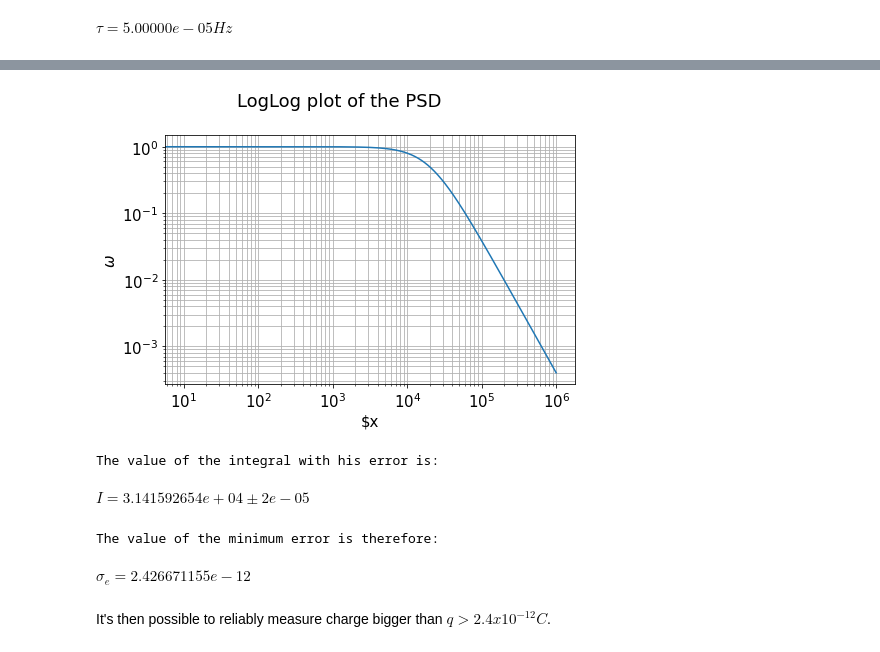
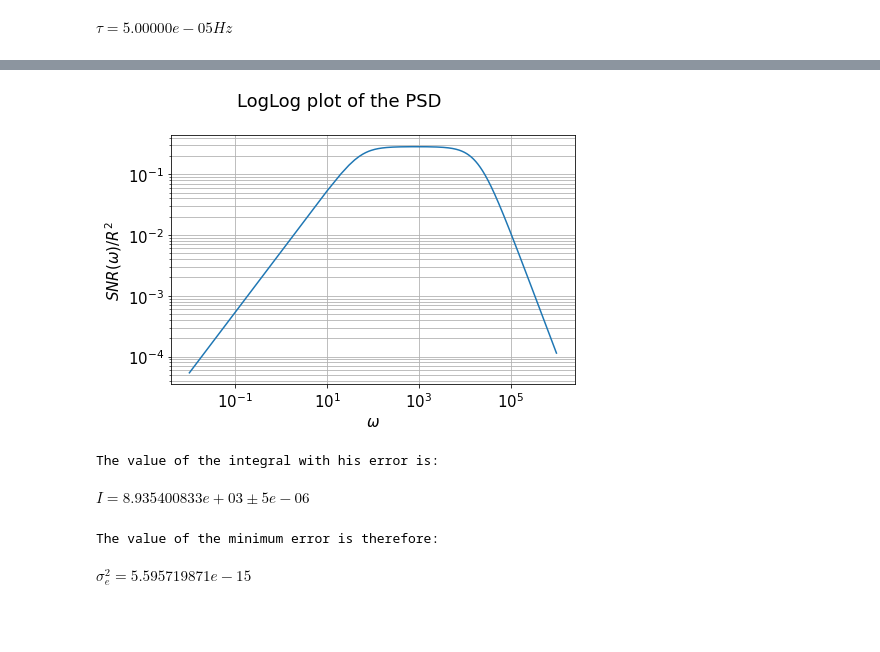
Before and after one commit to NerusSkyhigh/experimenta_methods, a Jupyter notebook: Exercise 06 - Charge Detector/Exercise 06 - Charge Detector.ipynb, the cells around one changed output, grey strips where cells are left out. Drawn from its saved outputs; the diff is of its cells as text; code cells hidden in the pictures; blank space fills up the shorter version.

Commit message:
correct a wrong assumption of mine. Now the Amplifier's PSD is not assumed constant anymore

```diff
--- a/Exercise 06 - Charge Detector/Exercise 06 - Charge Detector.ipynb
+++ b/Exercise 06 - Charge Detector/Exercise 06 - Charge Detector.ipynb
@@ -66,3 +47,26 @@ TAU = R*C # [Hz]
 display(Math(r'\tau = {:.5e} Hz'.format(TAU)))
 # %% [output]
 $\displaystyle \tau = 5.00000e-05 Hz$
+# %%
+def S(omega):
+    return 3.51*np.sqrt(1+np.power(8.4*2*np.pi/omega, 2))
+
+# Bode plot
+plt.rcParams.update({'font.size': 15})
+fig, axis = plt.subplots(1,1, figsize=(7, 5))
+fig.suptitle('LogLog plot of the Amplifier PSD')
+
+f = np.linspace(1e-1, 1e5, int(1e5))
+plt.ticklabel_format(axis="both", style="sci", scilimits=(0,0))
+axis.plot(f, S(2*np.pi*f) )
+axis.set_xscale('log')
+axis.set_yscale('log')
+
+axis.set_xlim([1, 1e5])
+axis.set_ylim([1, 1e2])
+axis.set_xlabel(r"$f$")
+axis.set_ylabel(r"$S(f)$")
+axis.grid(True, which="both")
+
+fig.tight_layout()
+plt.show()
@@ -69,37 +97,35 @@ $\displaystyle \tau = 5.00000e-05 Hz$
 # %%
 def integrand(omega):
-    return 1/(1+np.power(omega, 2)*TAU**2+ 2*kb*T*R)
+    return 1/( S(omega)*(1+np.power(omega, 2)*(TAU**2)) + 2*kb*T*R)
 
 # Bode plot
 plt.rcParams.update({'font.size': 15})
 fig, axis = plt.subplots(1,1, figsize=(7, 5))
 fig.suptitle('LogLog plot of the PSD')
 
-x = np.linspace(0, 1e6, int(1e5))
+x = np.linspace(1e-2, 1e6, int(1e5))
 plt.ticklabel_format(axis="both", style="sci", scilimits=(0,0))
 axis.plot(x, integrand(x) )
 axis.set_xscale('log')
 axis.set_yscale('log')
 
-axis.set_xlabel(r"$x")
-axis.set_ylabel(r"$\omega$")
+axis.set_xlabel(r"$\omega$")
+axis.set_ylabel(r"$SNR(\omega)/R^2$")
 axis.grid(True, which="both")
 
 fig.tight_layout()
 plt.show()
 
 I = 2*quad(integrand, 0, np.inf)
 print('The value of the integral with his error is:')
 display(Math(r'I={:.9e}\pm {:.1}'.format(I[0], I[1])))
 
-SigmaE = np.power(2*R**2/S0 * I[0], -1/2)
+SigmaE = np.power(2*R**2 * I[0], -1)
 print("The value of the minimum error is therefore:")
-display(Math(r'\sigma_e ={:.9e}'.format(SigmaE)))
+display(Math(r'\sigma_e^2 ={:.9e}'.format(SigmaE)))
 # %% [output]
-[figure, old version]
+[figure, new version]
 The value of the integral with his error is:
-$\displaystyle I=3.141592654e+04\pm 2e-05$
+$\displaystyle I=8.935400833e+03\pm 5e-06$
 The value of the minimum error is therefore:
-$\displaystyle \sigma_e =2.426671155e-12$
+$\displaystyle \sigma_e^2 =5.595719871e-15$
-# %% [markdown]
-It's then possible to reliably measure charge bigger than $q>2.4x10^{-12} C$.
```
Also changed, not shown: parts of 3 cells of this notebook, 1 other file.
